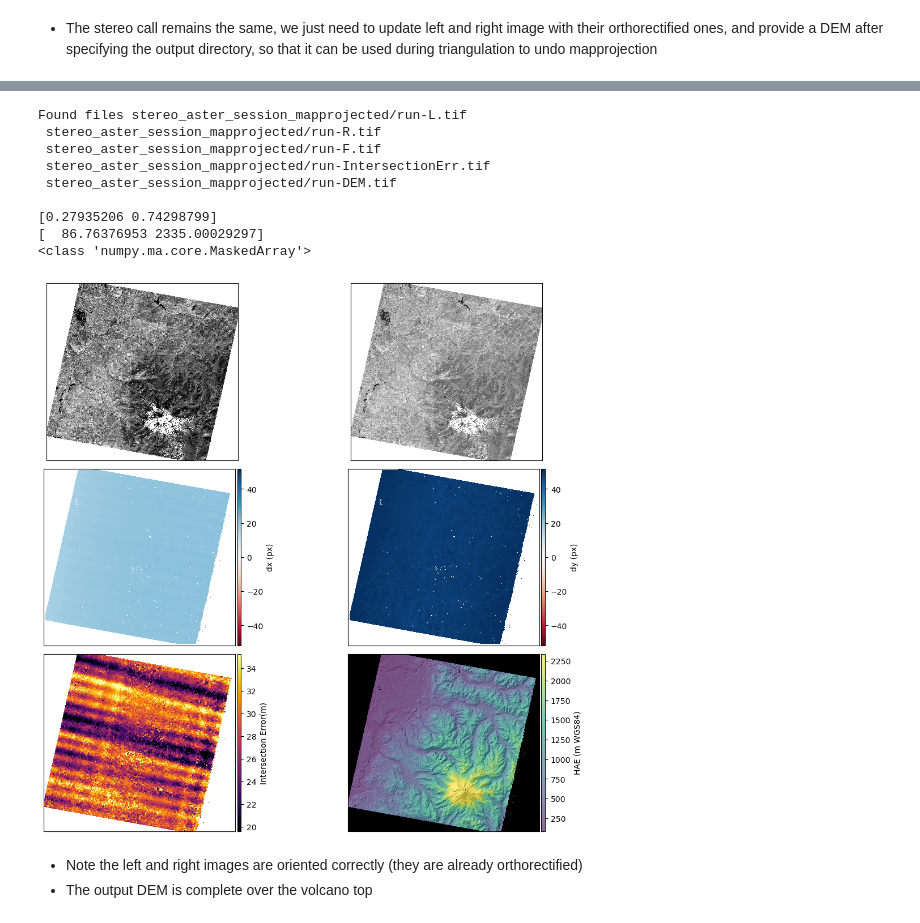
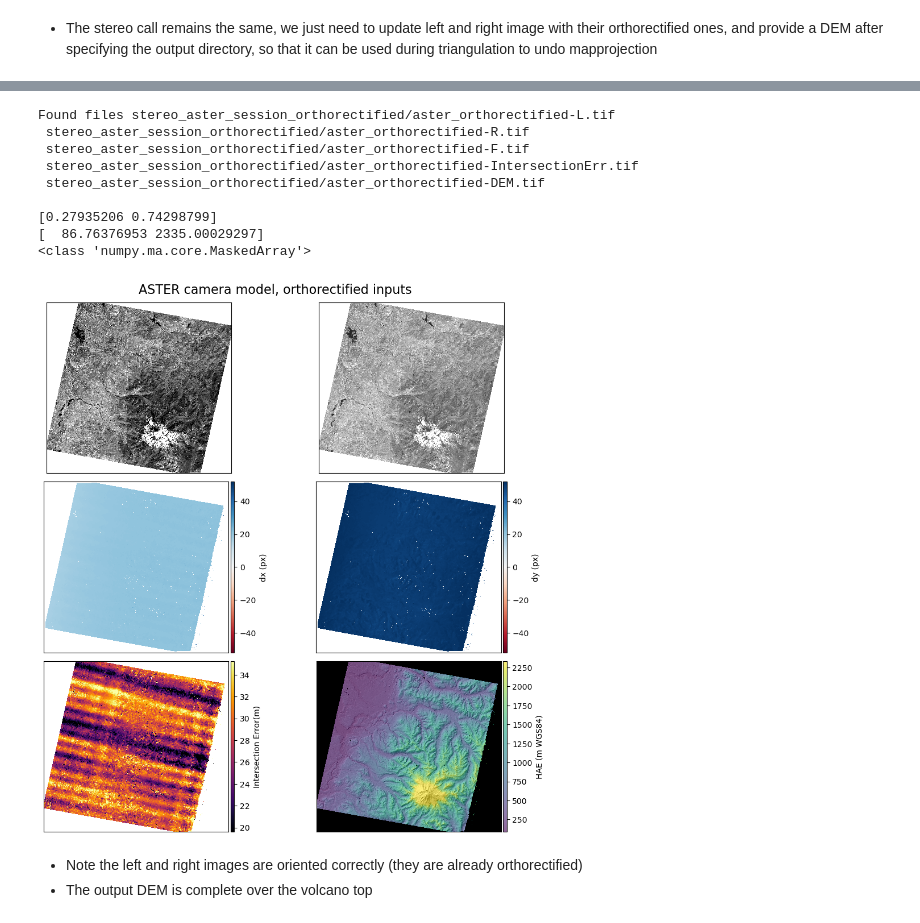
Before and after one commit to uw-cryo/asp_tutorials, a Jupyter notebook: tutorials/example-aster_stereo_reconstruction.ipynb, the cells around one changed output, grey strips where cells are left out. Drawn from its saved outputs; the diff is of its cells as text; code cells hidden in the pictures.

```diff
--- a/tutorials/example-aster_stereo_reconstruction.ipynb
+++ b/tutorials/example-aster_stereo_reconstruction.ipynb
@@ -239,10 +174,7 @@ p2dem_args = '--errorimage'
 pointcloud = glob.glob(stereo_dir+'*-PC.tif')[0]
 print ("Gridding pointcloud {} at {} m/px".format(pointcloud,tr))
 point2dem_call = f"{point2dem} --tr {tr} --t_srs '{tsrs}' {p2dem_args} {pointcloud}"
-if verbose:
-    ! $point2dem_call
-else:
-    asp_utils.run_bash_command(point2dem_call)
+asp_utils.run_bash_command(point2dem_call,verbose=verbose)
 dem = glob.glob(stereo_dir+'*-DEM.tif')[0]
 print("DEM saved at {}".format(dem))
 # %% [output]
@@ -320,11 +235,7 @@ l_map = os.path.splitext(l_img)[0]+'_map_utm.tif'
 r_map = os.path.splitext(r_img)[0]+'_map_utm.tif'
 mapproject_left_img_call = f"{mapproject} -t rpc --tr {map_res} --t_srs '{tsrs}' {reference_srtm} {l_img} {l_img_xml} {l_map}"
 mapproject_right_img_call = f"{mapproject} -t rpc --tr {map_res} --t_srs '{tsrs}' {reference_srtm} {r_img} {r_img_xml} {r_map}"
-if verbose:
-    ! $mapproject_left_img_call
-    ! $mapproject_right_img_call
-else:
-    asp_utils.run_bash_command(mapproject_left_img_call)
-    asp_utils.run_bash_command(mapproject_right_img_call)
+asp_utils.run_bash_command(mapproject_left_img_call,verbose=verbose)
+asp_utils.run_bash_command(mapproject_right_img_call,verbose=verbose)
 # %% [output]
 /srv/StereoPipeline/bin/mapproject -t rpc --tr 15 --t_srs 'EPSG:32610' SRTMGL1_E_proj.tif aster_example_asp/out-Band3N.tif aster_example_asp/out-Band3N.xml aster_example_asp/out-Band3N_map_utm.tif
@@ -374,11 +253,8 @@ stereo = find_executable('stereo')
 session = 'astermaprpc'
 stereo_algorithm = 'asp_bm'
 spm = 1
-stereo_dir  = 'stereo_aster_session_mapprojected/run'
+stereo_dir  = 'stereo_aster_session_orthorectified/aster_orthorectified'
 stereo_call = f'{stereo} -t {session} --skip-rough-homography --stereo-algorithm {stereo_algorithm} --subpixel-mode {spm} {l_map} {r_map} {l_img_xml} {r_img_xml} {stereo_dir} {reference_srtm}'
-if  verbose:
-    ! $stereo_call
-else:
-    asp_utils.run_bash_command(stereo_call)
+asp_utils.run_bash_command(stereo_call,verbose=verbose)
 # %% [output]
 /srv/StereoPipeline/bin/stereo -t astermaprpc --skip-rough-homography --stereo-algorithm asp_bm --subpixel-mode 1 aster_example_asp/out-Band3N_map_utm.tif aster_example_asp/out-Band3B_map_utm.tif aste ...
@@ -407,10 +267,7 @@ p2dem_args = '--errorimage'
 pointcloud = glob.glob(stereo_dir+'*-PC.tif')[0]
 print ("Gridding pointcloud {} at {} m/px".format(pointcloud,tr))
 point2dem_call = f"{point2dem} --tr {tr} --t_srs '{tsrs}' {p2dem_args} {pointcloud}"
-if verbose:
-    ! $point2dem_call
-else:
-    asp_utils.run_bash_command(point2dem_call)
+asp_utils.run_bash_command(point2dem_call,verbose=verbose)
 dem = glob.glob(stereo_dir+'*-DEM.tif')[0]
 print("DEM saved at {}".format(dem))
 # %% [output]
@@ -435,17 +278,19 @@ Child returned 0
 # %%
 fig,ax = plt.subplots(3,2,figsize=(12,10))
 asp_utils.plot_stereo_results(stereo_dir,ax)
+fig.suptitle('ASTER camera model, orthorectified inputs', fontsize=16)
+plt.tight_layout()
 # %% [output]
-Found files stereo_aster_session_mapprojected/run-L.tif
- stereo_aster_session_mapprojected/run-R.tif
- stereo_aster_session_mapprojected/run-F.tif
- stereo_aster_session_mapprojected/run-IntersectionErr.tif
- stereo_aster_session_mapprojected/run-DEM.tif
+Found files stereo_aster_session_orthorectified/aster_orthorectified-L.tif
+ stereo_aster_session_orthorectified/aster_orthorectified-R.tif
+ stereo_aster_session_orthorectified/aster_orthorectified-F.tif
+ stereo_aster_session_orthorectified/aster_orthorectified-IntersectionErr.tif
+ stereo_aster_session_orthorectified/aster_orthorectified-DEM.tif
 
 [0.27935206 0.74298799]
 [  86.76376953 2335.00029297]
 <class 'numpy.ma.core.MaskedArray'>
-[figure, old version]
+[figure, new version]
 # %% [markdown]
 - Note the left and right images are oriented correctly (they are already orthorectified)
 - The output DEM is complete over the volcano top
```
Also changed, not shown: parts of 13 cells of this notebook, 1 other file.
